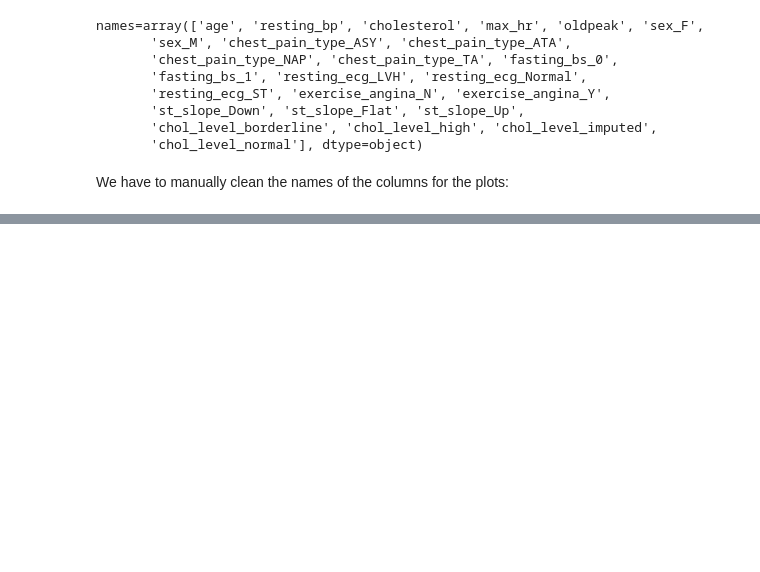
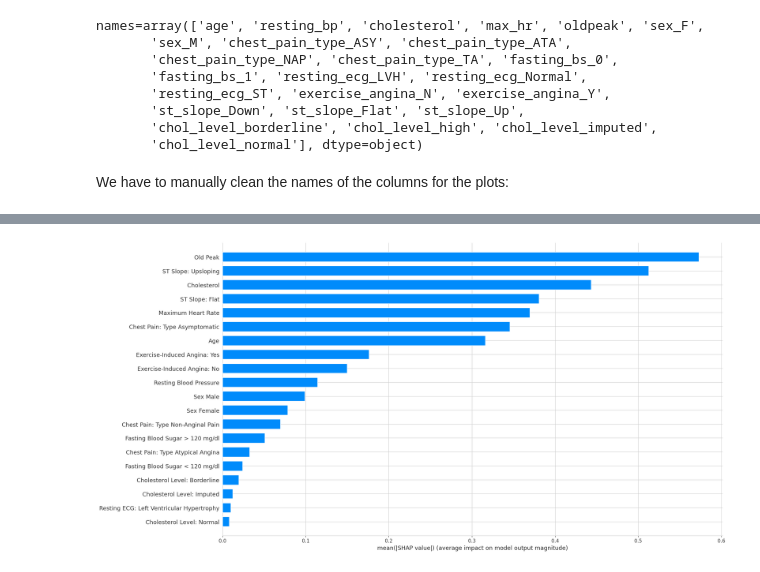
Before and after one commit to JHSchlegel/ML4Healthcare, a Jupyter notebook: project1/task1/neural_additive_model/experiments.ipynb, the cells around one changed output, grey strips where cells are left out. Saved outputs shown, nothing was run; the diff lists cells and outputs as text; code cells hidden in the pictures; blank space fills up the shorter version.

```diff
--- a/project1/task1/neural_additive_model/experiments.ipynb
+++ b/project1/task1/neural_additive_model/experiments.ipynb
@@ -209,0 +296,9 @@ plt.show()
+# %%
+shap.summary_plot(
+    shap_values.reshape(-1, X_test_preprocessed_df.shape[1]),
+    X_test_preprocessed_df,
+    plot_type="bar",
+    plot_size=[20, 10],
+)
+# %% [output]
+[figure, added]
```
Also changed, not shown: parts of 19 cells of this notebook.
